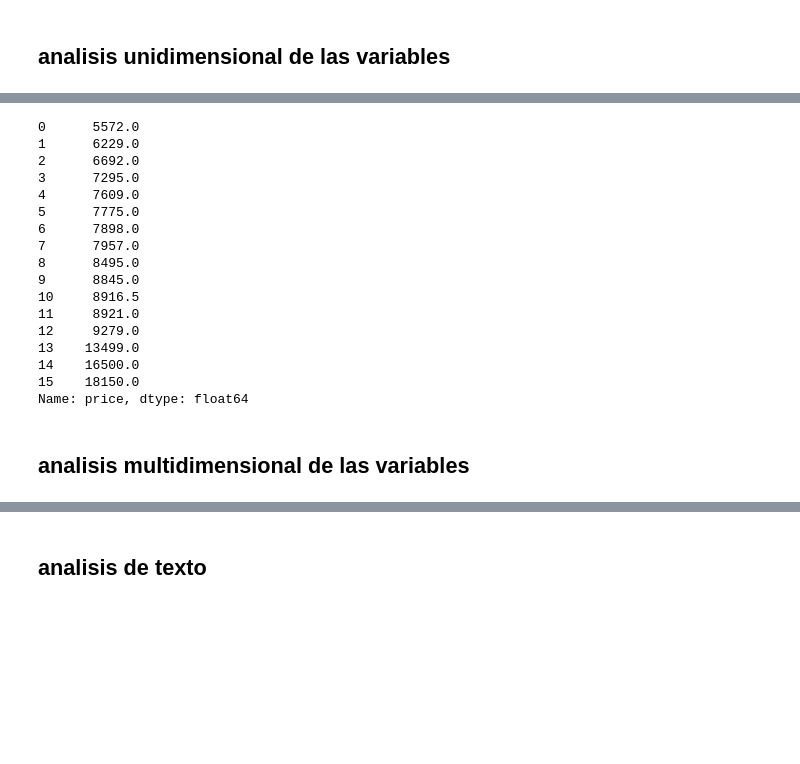
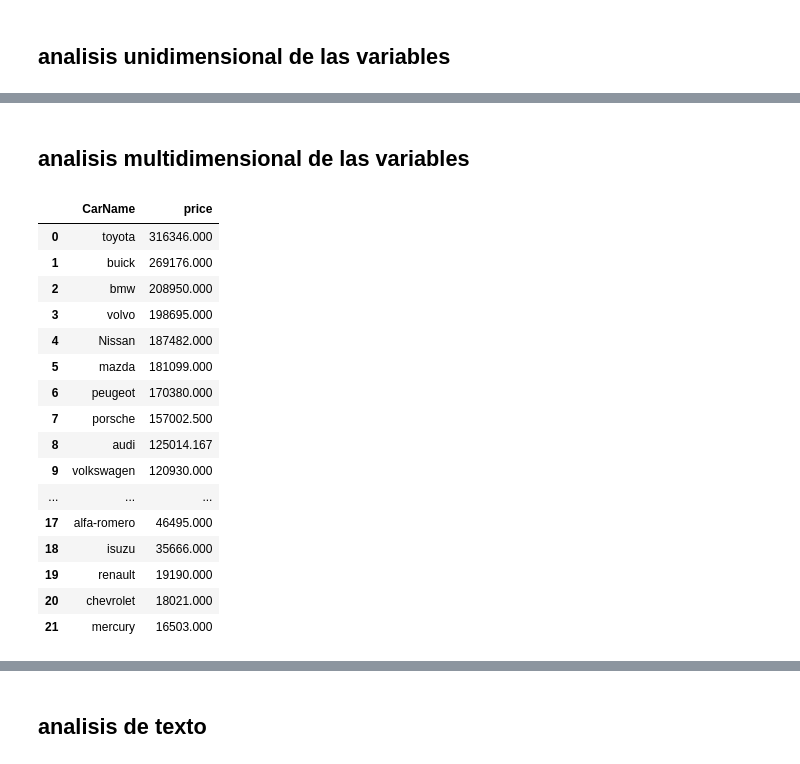
Before and after one commit to AlejandroSegura24/car-assignment-analysis, a Jupyter notebook: notebooks/0.0-car_price_assignment-introduction.ipynb, the cells around one changed output, grey strips where cells are left out. Saved outputs shown, nothing was run; the diff lists cells and outputs as text; code cells hidden in the pictures; blank space fills up the shorter version.

```diff
--- a/notebooks/0.0-car_price_assignment-introduction.ipynb
+++ b/notebooks/0.0-car_price_assignment-introduction.ipynb
@@ -215,22 +208,23 @@ plt.axvline(
-# %%
-data.price.mode()
-# %% [output]
-0      5572.0
-1      6229.0
-2      6692.0
-3      7295.0
-4      7609.0
-5      7775.0
-6      7898.0
-7      7957.0
-8      8495.0
-9      8845.0
-10     8916.5
-11     8921.0
-12     9279.0
-13    13499.0
-14    16500.0
-15    18150.0
-Name: price, dtype: float64
 # %% [markdown]
 ## analisis multidimensional de las variables
+# %%
+total_sum_carname = data.groupby('CarName').sum()['price'].sort_values(ascending=False)
+total_sum_carname.reset_index()
+# %% [output]
+|  | CarName | price |
+| 0 | toyota | 316346.000 |
+| 1 | buick | 269176.000 |
+| 2 | bmw | 208950.000 |
+| 3 | volvo | 198695.000 |
+| 4 | Nissan | 187482.000 |
+| 5 | mazda | 181099.000 |
+| 6 | peugeot | 170380.000 |
+| 7 | porsche | 157002.500 |
+| 8 | audi | 125014.167 |
+| 9 | volkswagen | 120930.000 |
+| ... | ... | ... |
+| 17 | alfa-romero | 46495.000 |
+| 18 | isuzu | 35666.000 |
+| 19 | renault | 19190.000 |
+| 20 | chevrolet | 18021.000 |
+| 21 | mercury | 16503.000 |
```
Also changed, not shown: parts of 18 cells of this notebook.
